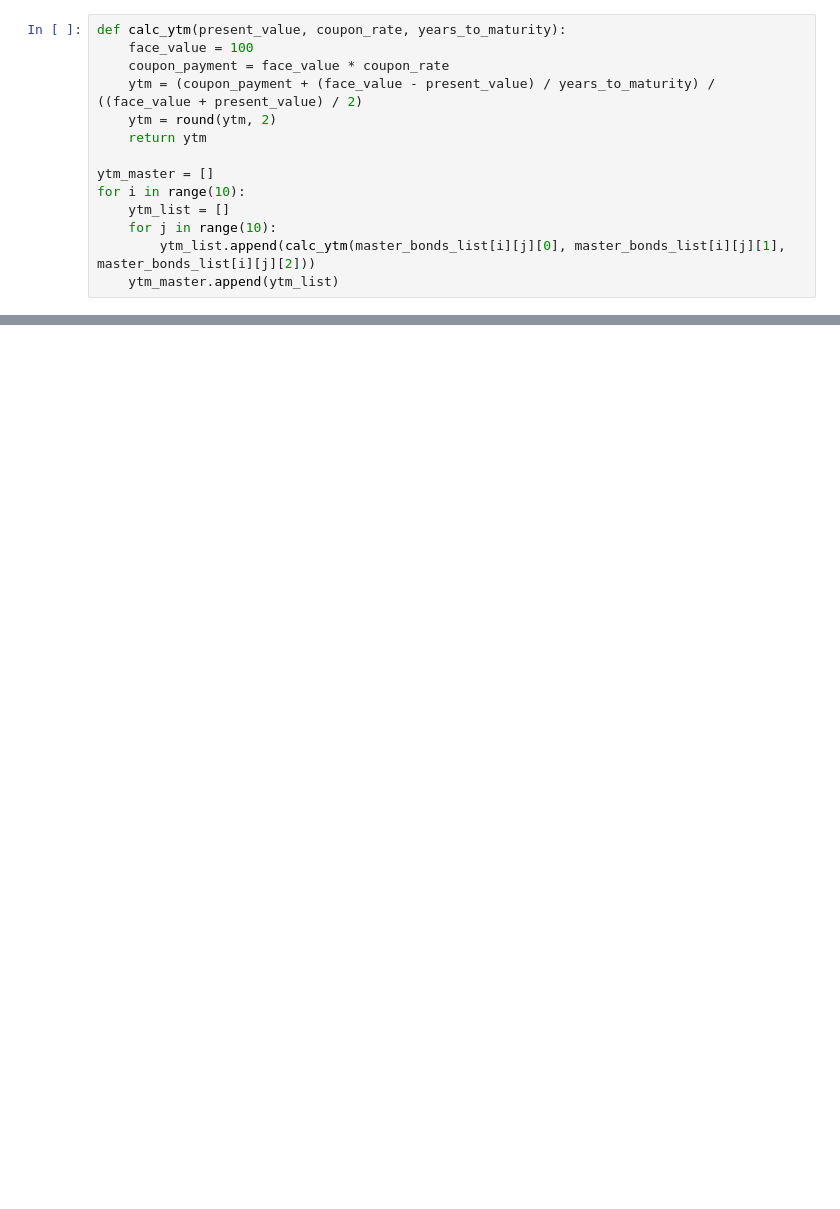
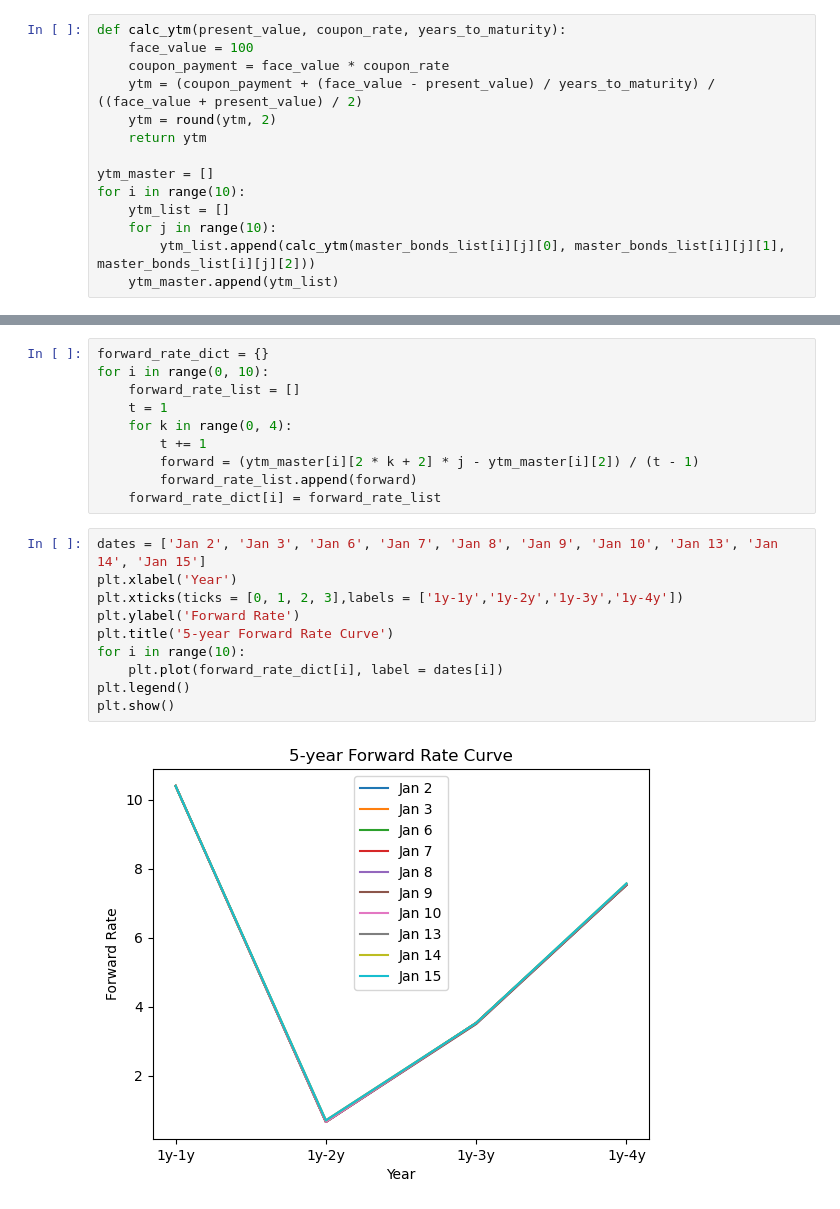
Before and after one commit to inhokiminho/APM466---Assignment-1, a Jupyter notebook: InhoKimAPM466Assignment1.ipynb, the cells around one changed output, grey strips where cells are left out. Saved outputs shown, nothing was run; the diff lists cells and outputs as text; blank space fills up the shorter version.

```diff
--- a/InhoKimAPM466Assignment1.ipynb
+++ b/InhoKimAPM466Assignment1.ipynb
@@ -79,0 +128,22 @@ plt.show()
+# %%
+forward_rate_dict = {}
+for i in range(0, 10):
+    forward_rate_list = []
+    t = 1
+    for k in range(0, 4):
+        t += 1
+        forward = (ytm_master[i][2 * k + 2] * j - ytm_master[i][2]) / (t - 1)
+        forward_rate_list.append(forward)
+    forward_rate_dict[i] = forward_rate_list
+# %%
+dates = ['Jan 2', 'Jan 3', 'Jan 6', 'Jan 7', 'Jan 8', 'Jan 9', 'Jan 10', 'Jan 13', 'Jan 14', 'Jan 15']
+plt.xlabel('Year')
+plt.xticks(ticks = [0, 1, 2, 3],labels = ['1y-1y','1y-2y','1y-3y','1y-4y'])
+plt.ylabel('Forward Rate')
+plt.title('5-year Forward Rate Curve')
+for i in range(10):
+    plt.plot(forward_rate_dict[i], label = dates[i])
+plt.legend()
+plt.show()
+# %% [output]
+[figure, added]
```
Also changed, not shown: parts of 12 cells of this notebook.
